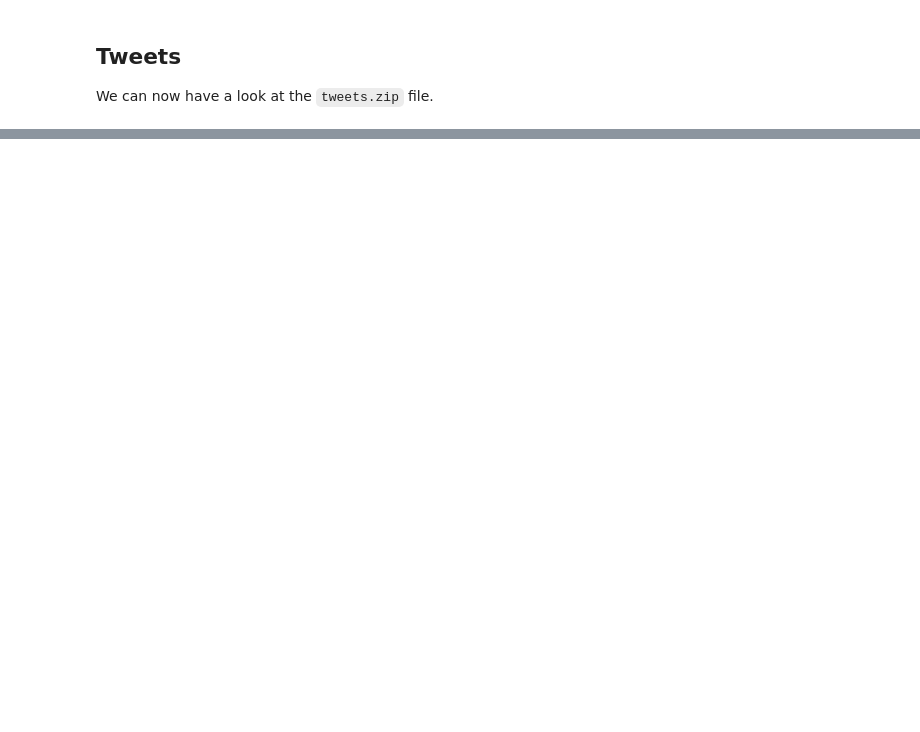
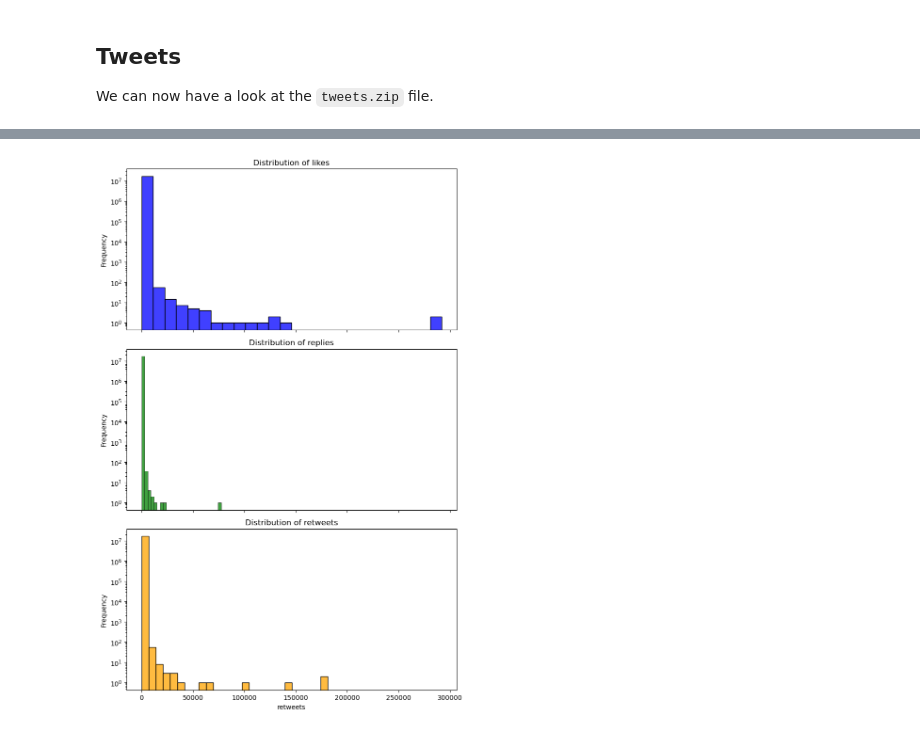
Before and after one commit to paulo-03/bitcoin_twitter, a Jupyter notebook: data_analysis.ipynb, the cells around one changed output, grey strips where cells are left out. Saved outputs shown, nothing was run; the diff lists cells and outputs as text; code cells hidden in the pictures; blank space fills up the shorter version.

Commit message:
pushing the first quick data analysis for the tweets.csv file.

```diff
--- a/data_analysis.ipynb
+++ b/data_analysis.ipynb
@@ -23,4 +32,4 @@ Since we are making our analysis in a specific time window, we need to chunk the
 
 We can now have a look at the `tweets.zip` file.
 # %%
-...
+tweets = TweetsAnalyzer(file_path='data/tweets.zip')
@@ -26,0 +54,4 @@ We can now have a look at the `tweets.zip` file.
+# %%
+metrics_stats = tweets.performance_distribution()
+# %% [output]
+[figure, added]
```
Also changed, not shown: parts of 7 cells of this notebook, 4 other files.
